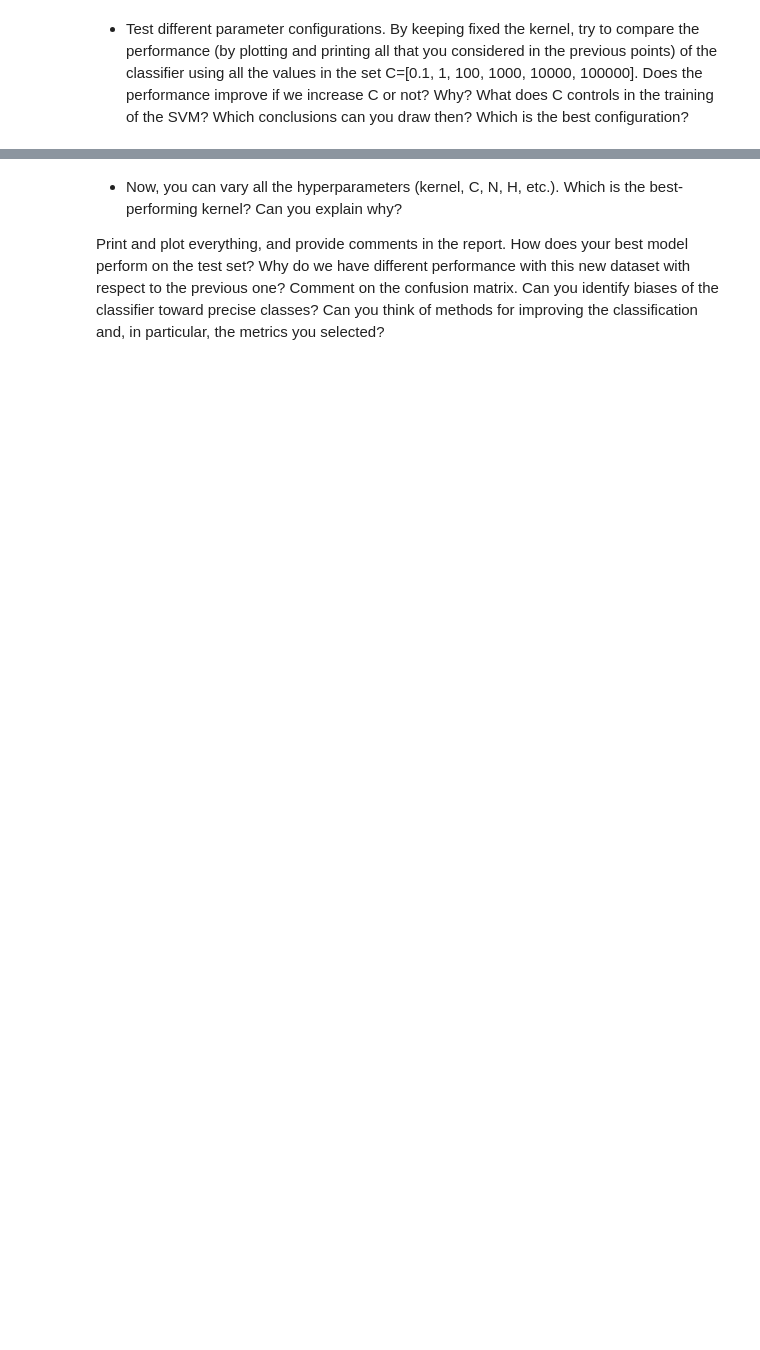
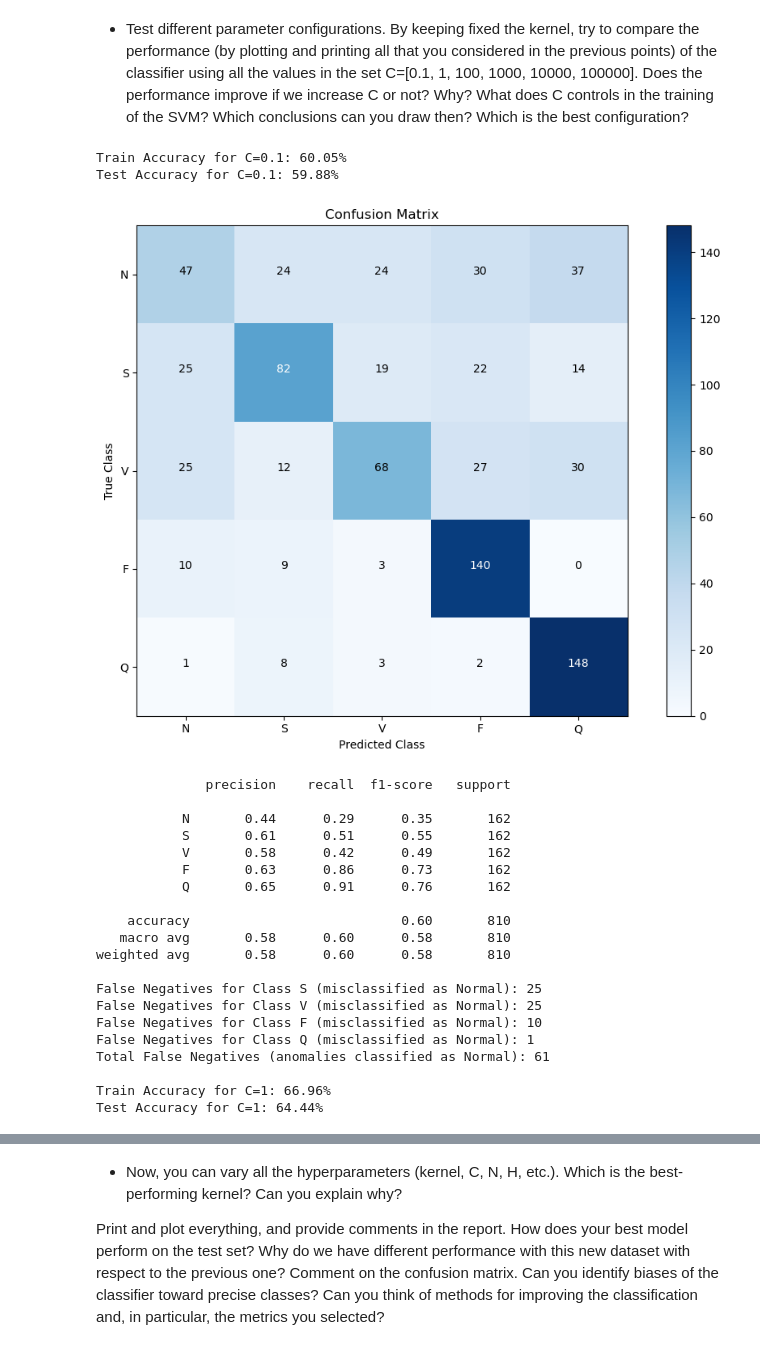
Before and after one commit to Carmenfranci/CMRM-HW1, a Jupyter notebook: Homework1.ipynb, the cells around one changed output, grey strips where cells are left out. Saved outputs shown, nothing was run; the diff lists cells and outputs as text; code cells hidden in the pictures; blank space fills up the shorter version.

```diff
--- a/Homework1.ipynb
+++ b/Homework1.ipynb
@@ -668,6 +668,9 @@ def print_false_negatives(cm, label_names = label_names):
   Args:
     cm: Confusion matrix.
     label_names: Dictionary mapping class indices to class labels.
+
+  Returns:
+    Total number of false negatives.
   """
 
   # Calculate the false negatives for each abnormal class
@@ -680,6 +683,8 @@ def print_false_negatives(cm, label_names = label_names):
   total_false_negatives = sum(cm[1:, 0])
   print(f"Total False Negatives (anomalies classified as Normal): {total_false_negatives}")
 
+  return total_false_negatives
+
 # Compute classification report
 report = classification_report(labels_test, test_predictions, target_names=list(label_names.values()), zero_division= False)
 print(report)
@@ -1022,10 +1029,10 @@ train_fvector= []
 for idx in tqdm(range(first, last)):
 
     # Extract the current waveform from the train set
-    first_waveform = train_set[idx]
+    waveform = train_set[idx]
 
     # Compute the feature vector for the waveform and append the computed feature vector to the list
-    train_fvector.append(compute_feature_vector(first_waveform, Fs))
+    train_fvector.append(compute_feature_vector(waveform, Fs))
 
 print("Number of feature vectors computed for the train set: ", len(train_fvector))
 
@@ -1035,6 +1042,6 @@ print("Number of feature vectors computed for the train set: ", len(train_fvecto
 first, last = 0, len(test_set)
 test_fvector= []
 for idx in tqdm(range(first, last)):
-    first_waveform = test_set[idx]
-    test_fvector.append(compute_feature_vector(first_waveform, Fs))
+    waveform = test_set[idx]
+    test_fvector.append(compute_feature_vector(waveform, Fs))
 print("Number of feature vectors computed for the test set: ", len(test_fvector))
@@ -1117,33 +1152,57 @@ for C in C_values:
     # Print the accuracy on the train set
     train_accuracy = svm_model.score(train_fvector, labels_train)
     print(f"Train Accuracy for C={C}: {train_accuracy * 100:.2f}%")
 
     # Save the train accuracy value in an array
     accuracy_list_train.append(round(train_accuracy*100, 2))
 
     # Make predictions on the test set
     test_predictions = svm_model.predict(test_fvector)
 
     # Print the accuracy on the test set
     test_accuracy = accuracy_score(labels_test, test_predictions)
     print(f"Test Accuracy for C={C}: {test_accuracy * 100:.2f}%")
 
     # Save the test accuracy value in an array
     accuracy_list_test.append(round(test_accuracy*100, 2))
 
     # Plot the confusion matrix
     cm = confusion_matrix(labels_test, test_predictions)
     plot_confusionmatrix(cm)
 
     # Print the classification report
     report = classification_report(labels_test, test_predictions, target_names=list(label_names.values()), zero_division= False)
     print(report)
 
     # Print false negatives for each class and the total number of false negatives.
-    print_false_negatives(cm)
+    false_negatives_value = print_false_negatives(cm)
 
     # Save the number of false negatives in an array
-    false_negatives.append(total_false_negatives)
+    false_negatives.append(false_negatives_value)
 
     # Space between different prints and plots of a certain C
-    print("/n")
+    print()
+# %% [output]
+Train Accuracy for C=0.1: 60.05%
+Test Accuracy for C=0.1: 59.88%
+[figure, added]
+              precision    recall  f1-score   support
+
+           N       0.44      0.29      0.35       162
+           S       0.61      0.51      0.55       162
+           V       0.58      0.42      0.49       162
+           F       0.63      0.86      0.73       162
+           Q       0.65      0.91      0.76       162
+
+    accuracy                           0.60       810
+   macro avg       0.58      0.60      0.58       810
+weighted avg       0.58      0.60      0.58       810
+
+False Negatives for Class S (misclassified as Normal): 25
+False Negatives for Class V (misclassified as Normal): 25
+False Negatives for Class F (misclassified as Normal): 10
+False Negatives for Class Q (misclassified as Normal): 1
+Total False Negatives (anomalies classified as Normal): 61
+
+Train Accuracy for C=1: 66.96%
+Test Accuracy for C=1: 64.44%
```
Also changed, not shown: parts of 16 cells of this notebook, 14 other files.
